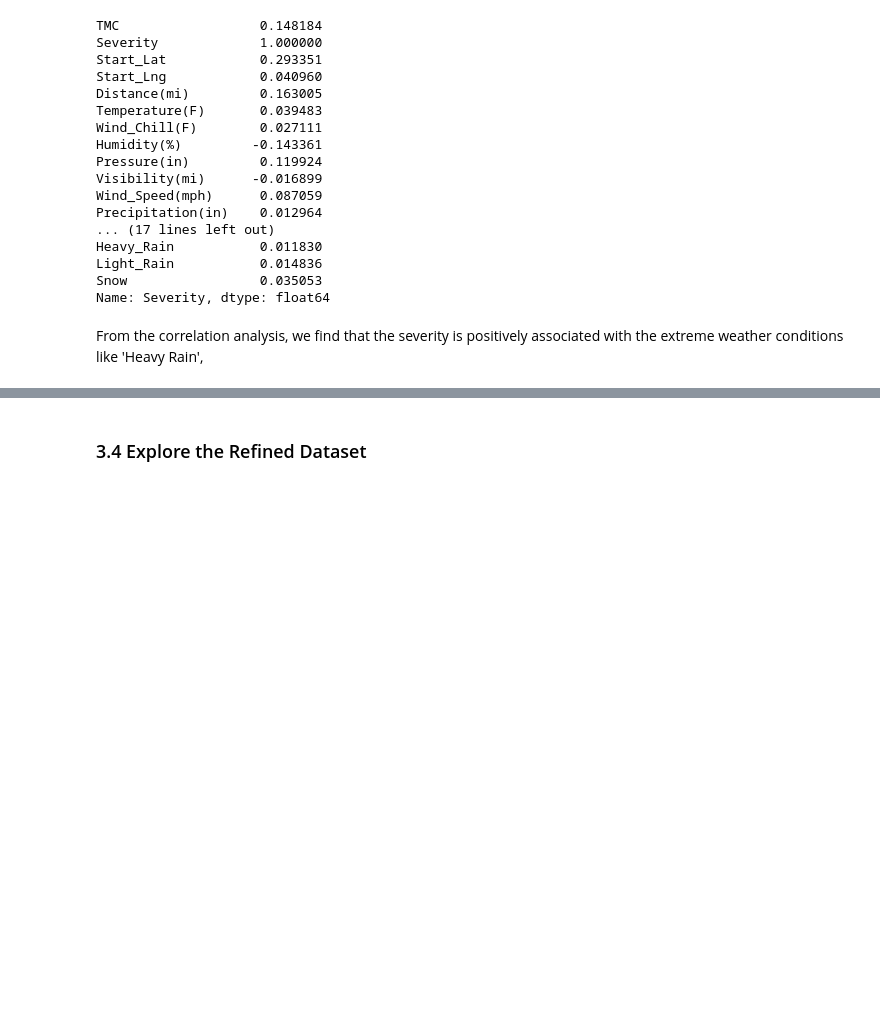
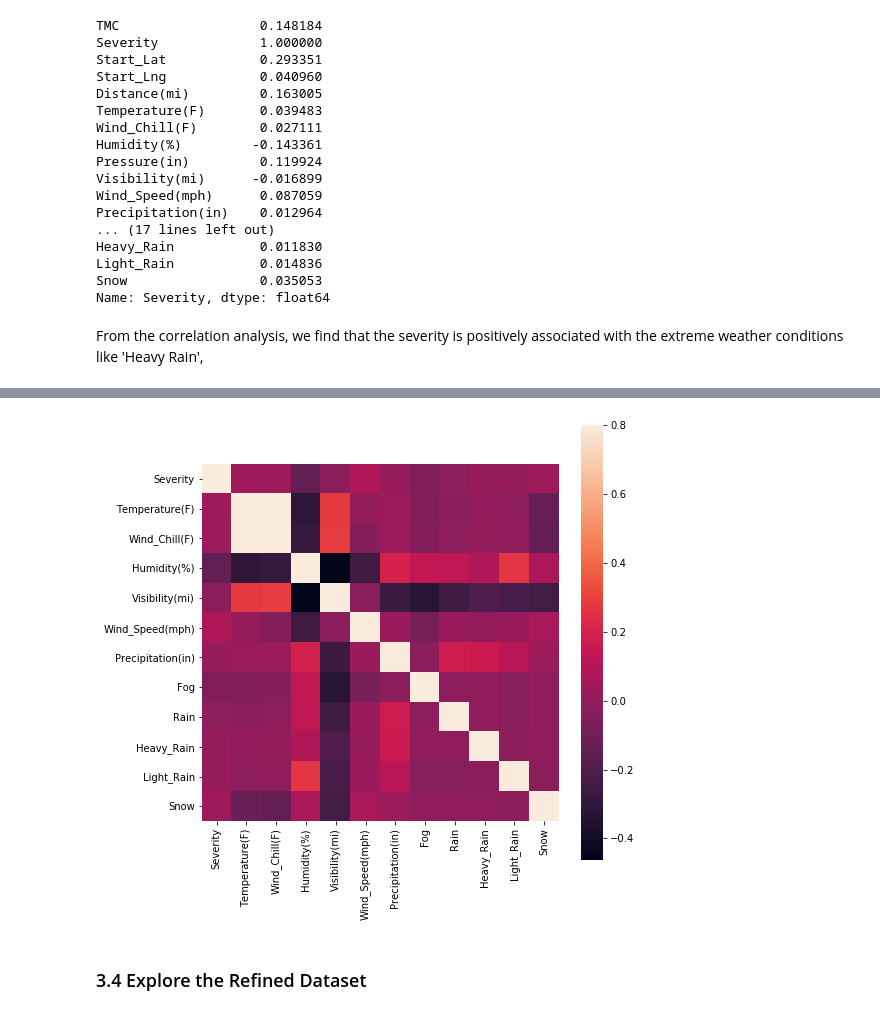
Before and after one commit to AjKovice/IST5520-Group-8, a Jupyter notebook: G8_Milestone_II_IST5520.ipynb, the cells around one changed output, grey strips where cells are left out. Drawn from its saved outputs; the diff is of its cells as text; code cells hidden in the pictures; blank space fills up the shorter version.

```diff
--- a/G8_Milestone_II_IST5520.ipynb
+++ b/G8_Milestone_II_IST5520.ipynb
@@ -488,3 +488,24 @@ plt.xticks(rotation=45)
+# %%
+dat1 = dat [['Severity',
+             'Temperature(F)',
+             'Wind_Chill(F)',
+             'Humidity(%)',
+             'Visibility(mi)',
+             'Wind_Speed(mph)',
+             'Precipitation(in)',
+             'Fog',
+             'Rain',
+             'Heavy_Rain',
+             'Light_Rain',
+             'Snow']]
+# %%
+corrmat = dat1.corr()
+f, ax = plt.subplots(figsize=(8, 8))
+sns.heatmap(corrmat, vmax=.8, square=True)
+
+plt.show()
+# %% [output]
+[figure, added]
 # %% [markdown]
 ### 3.4 Explore the Refined Dataset
 # %% [markdown]
```
Also changed, not shown: parts of 23 cells of this notebook.
